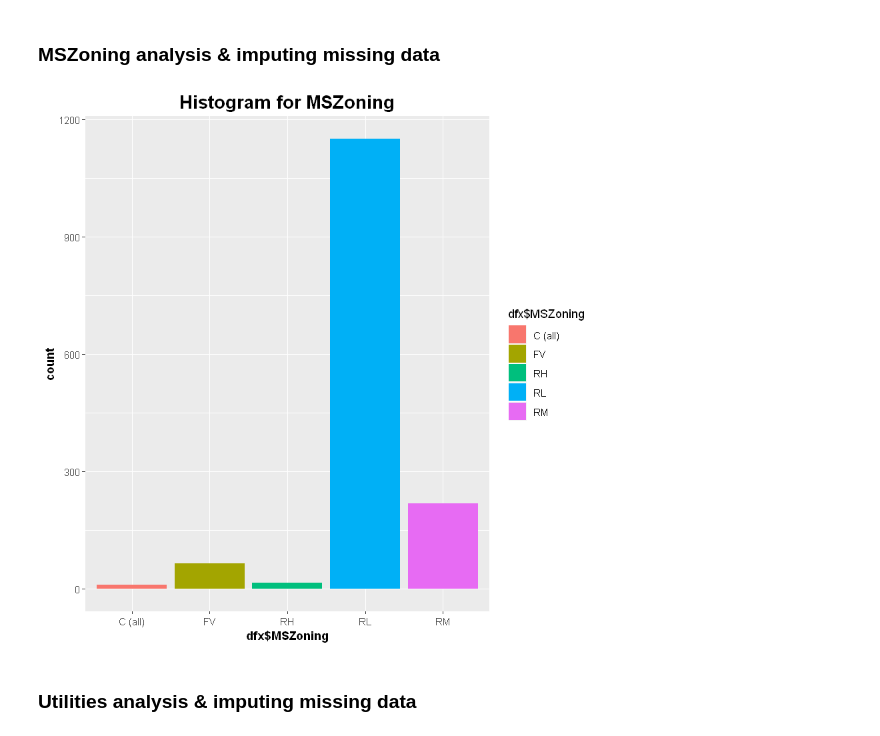
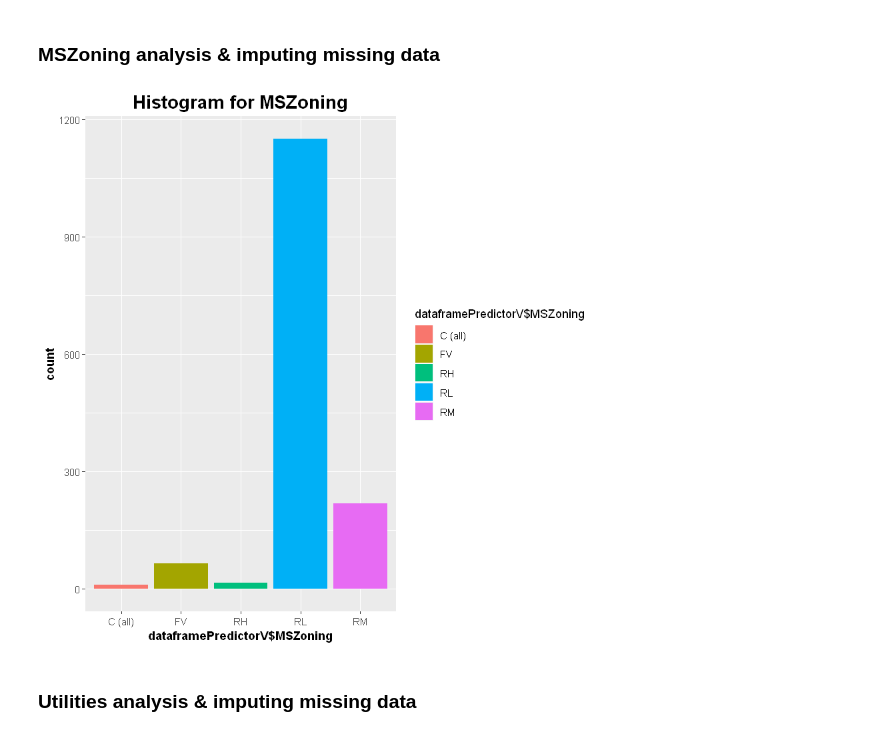
Before and after one commit to bluejurand/House-prices-R, a Jupyter notebook: HousePrices_DA_VIS_Model.ipynb, the cells around one changed output. Cells and saved outputs as stored; diff of their text form; code cells hidden in the pictures.

```diff
--- a/HousePrices_DA_VIS_Model.ipynb
+++ b/HousePrices_DA_VIS_Model.ipynb
@@ -278,22 +292,22 @@ is.factor(dfx_noNa$LotFrontage)
 [1] TRUE
 # %%
 # convert factor to numeric
-dfx_noNa$LotFrontage <- as.numeric(dfx_noNa$LotFrontage)
-is.factor(dfx_noNa$LotFrontage)
+dataframePredictorNoNa$LotFrontage <- as.numeric(dataframePredictorNoNa$LotFrontage)
+is.factor(dataframePredictorNoNa$LotFrontage)
 # %% [output]
 [1] FALSE
 # %%
 # Fitting Simple Linear Regression
-regressor <- lm(formula = LotFrontage ~ LotArea, data = dfx_noNa)
+regressor <- lm(formula = LotFrontage ~ LotArea, data = dataframePredictorNoNa)
 
 # Predicitng the Test set results
-y_pred <- predict(regressor, newdata = dfx_Na["LotArea"])
+y_pred <- predict(regressor, newdata = dataframePredictorNa["LotArea"])
 
 # Visualising the Training set results
 ggplot() +
-  geom_point(aes(x = dfx_noNa$LotArea, y = dfx_noNa$LotFrontage),
+  geom_point(aes(x = dataframePredictorNoNa$LotArea, y = dataframePredictorNoNa$LotFrontage),
              colour = 'red') +
-  geom_line(aes(x = dfx_Na$LotArea, y = predict(regressor, newdata = dfx_Na["LotArea"])),
+  geom_line(aes(x = dataframePredictorNa$LotArea, y = predict(regressor, newdata = dataframePredictorNa["LotArea"])),
             color = 'blue') +
   xlab('LotArea') +
   ylab('LotFrontage') +
@@ -325,5 +339,5 @@ head(dfx_Na, 15)
 | 101 | 101 | 48.42188 | 622 |
 # %%
 # convert factor to numeric to apply assignment
-dfx$LotFrontage <- as.numeric(dfx$LotFrontage)
+dataframePredictorV$LotFrontage <- as.numeric(dataframePredictorV$LotFrontage)
 # %%
@@ -331,5 +345,5 @@ class(dfx$LotFrontage)
 # %% [output]
 [1] "numeric"
 # %%
-dfx[is.na(dfx$LotFrontage), "LotFrontage"] <- y_pred
+dataframePredictorV[is.na(dataframePredictorV$LotFrontage), "LotFrontage"] <- y_pred
 # %%
@@ -349,11 +363,11 @@ head(dfx, 10)
 # %% [markdown]
 ### MSZoning analysis & imputing missing data
 # %%
-MSZoning <- data.frame(dfx$MSZoning)
-ggplot(MSZoning, aes(dfx$MSZoning, ..count..)) + geom_bar(aes(fill = dfx$MSZoning), position = "dodge") +
+MSZoning <- data.frame(dataframePredictorV$MSZoning)
+ggplot(MSZoning, aes(dataframePredictorV$MSZoning, ..count..)) + geom_bar(aes(fill = dataframePredictorV$MSZoning), position = "dodge") +
     labs(title = "Histogram for MSZoning") +
     theme(plot.title = element_text(hjust = 0.5, face = "bold", size = 16), axis.title = element_text(face = "bold"))
 # %% [output]
-[figure, old version]
+[figure, new version]
 # %%
 # Assign "AllPub" to NAs because it is dominating value
```
Also changed, not shown: parts of 137 cells of this notebook.
